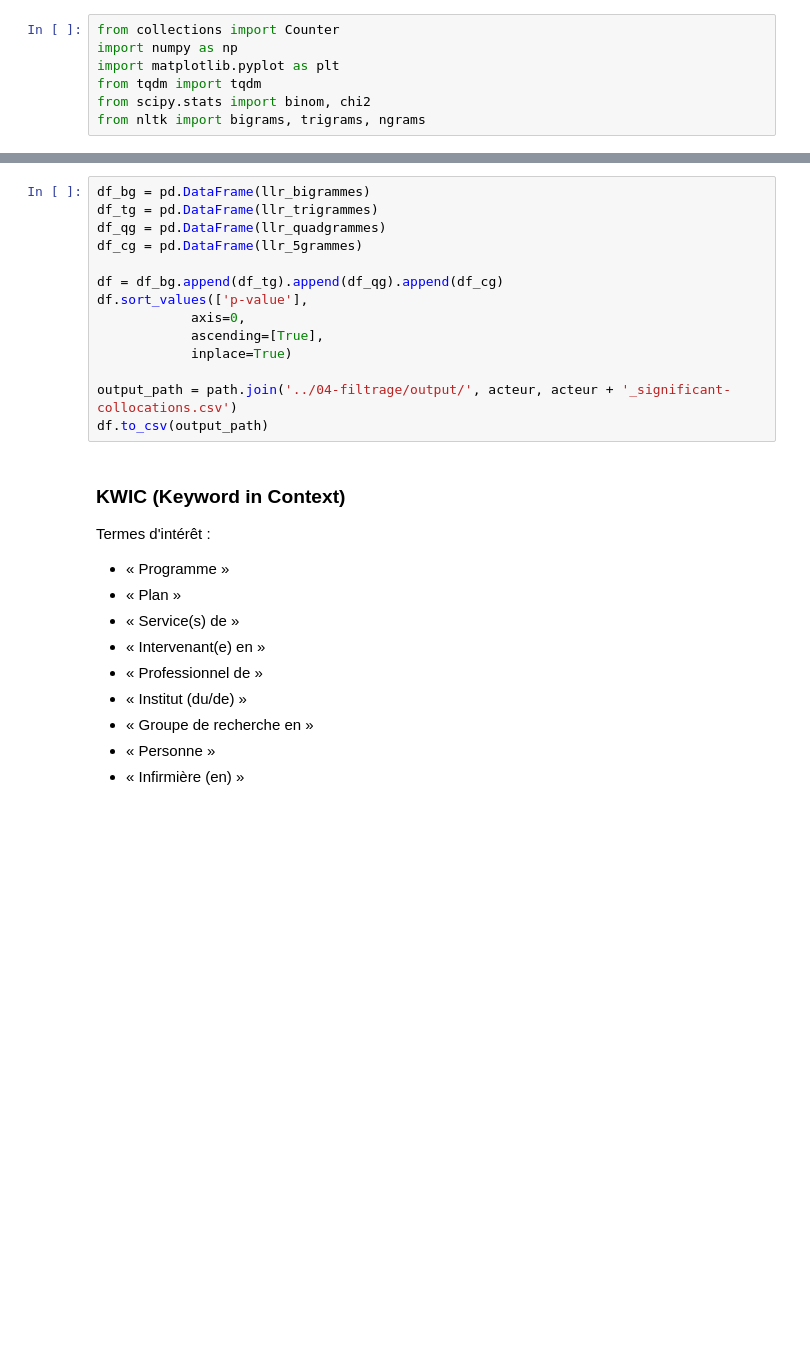
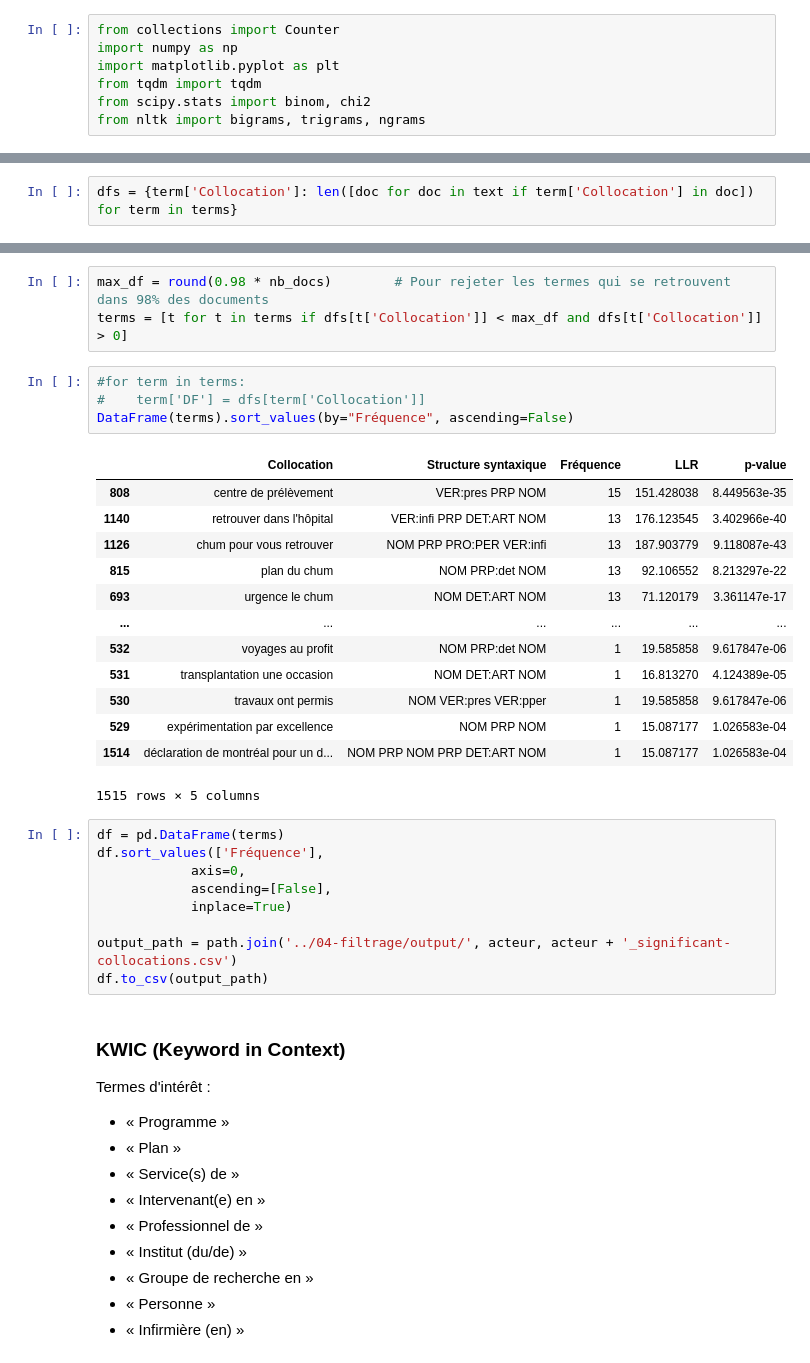
Before and after one commit to Camille-Demers/text-mining-project, a Jupyter notebook: 00-Jupyter-Notebooks/2_Prétraitement.ipynb, the cells around one changed output, grey strips where cells are left out. Drawn from its saved outputs; the diff is of its cells as text; blank space fills up the shorter version.

```diff
--- a/00-Jupyter-Notebooks/2_Prétraitement.ipynb
+++ b/00-Jupyter-Notebooks/2_Prétraitement.ipynb
@@ -511,0 +489,2 @@ for q in set(cg):
+# %%
+dfs = {term['Collocation']: len([doc for doc in text if term['Collocation'] in doc]) for term in terms}
@@ -512,13 +503,29 @@ for q in set(cg):
+# %%
+max_df = round(0.98 * nb_docs)        # Pour rejeter les termes qui se retrouvent dans 98% des documents
+terms = [t for t in terms if dfs[t['Collocation']] < max_df and dfs[t['Collocation']] > 0]
+# %%
+#for term in terms:
+#    term['DF'] = dfs[term['Collocation']]
+DataFrame(terms).sort_values(by="Fréquence", ascending=False)
+# %% [output]
+|  | Collocation | Structure syntaxique | Fréquence | LLR | p-value |
+| 808 | centre de prélèvement | VER:pres PRP NOM | 15 | 151.428038 | 8.449563e-35 |
+| 1140 | retrouver dans l'hôpital | VER:infi PRP DET:ART NOM | 13 | 176.123545 | 3.402966e-40 |
+| 1126 | chum pour vous retrouver | NOM PRP PRO:PER VER:infi | 13 | 187.903779 | 9.118087e-43 |
+| 815 | plan du chum | NOM PRP:det NOM | 13 | 92.106552 | 8.213297e-22 |
+| 693 | urgence le chum | NOM DET:ART NOM | 13 | 71.120179 | 3.361147e-17 |
+| ... | ... | ... | ... | ... | ... |
+| 532 | voyages au profit | NOM PRP:det NOM | 1 | 19.585858 | 9.617847e-06 |
+| 531 | transplantation une occasion | NOM DET:ART NOM | 1 | 16.813270 | 4.124389e-05 |
+| 530 | travaux ont permis | NOM VER:pres VER:pper | 1 | 19.585858 | 9.617847e-06 |
+| 529 | expérimentation par excellence | NOM PRP NOM | 1 | 15.087177 | 1.026583e-04 |
+| 1514 | déclaration de montréal pour un d... | NOM PRP NOM PRP DET:ART NOM | 1 | 15.087177 | 1.026583e-04 |
+1515 rows × 5 columns
 # %%
-df_bg = pd.DataFrame(llr_bigrammes)
-df_tg = pd.DataFrame(llr_trigrammes)
-df_qg = pd.DataFrame(llr_quadgrammes)
-df_cg = pd.DataFrame(llr_5grammes)
-
-df = df_bg.append(df_tg).append(df_qg).append(df_cg)
-df.sort_values(['p-value'],
+df = pd.DataFrame(terms)
+df.sort_values(['Fréquence'],
             axis=0,
-            ascending=[True],
+            ascending=[False],
             inplace=True)
 
 output_path = path.join('../04-filtrage/output/', acteur, acteur + '_significant-collocations.csv')
```
Also changed, not shown: parts of 77 cells of this notebook.
